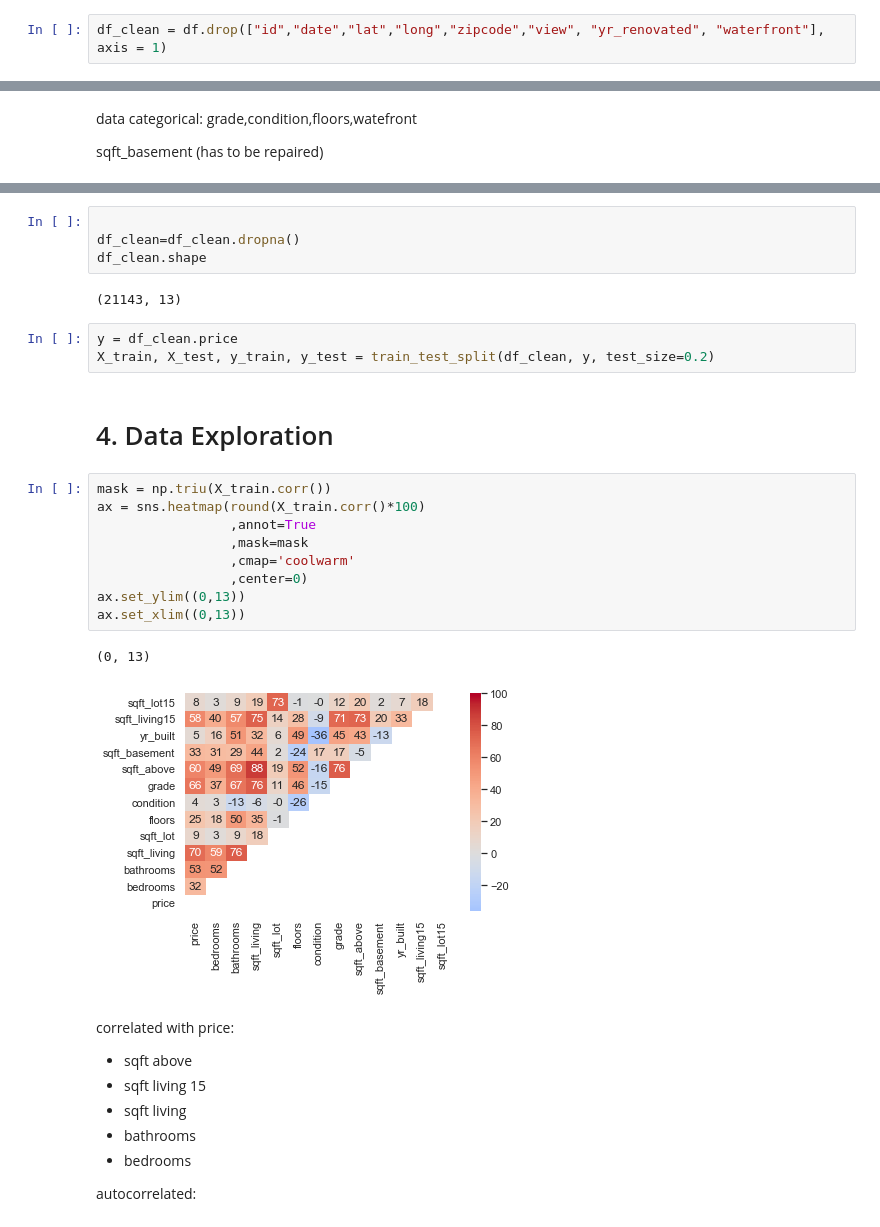
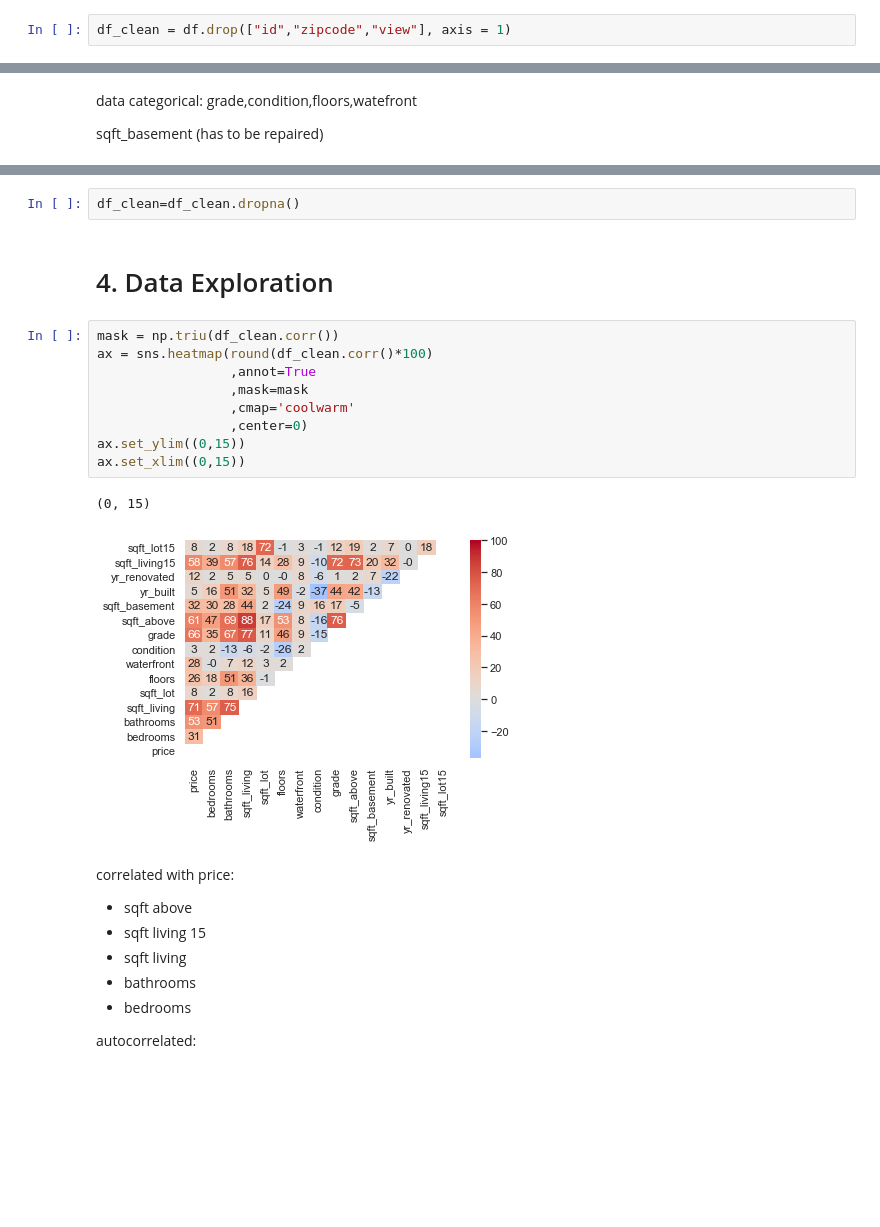
Before and after one commit to Karsten-Yan/200303_House_Prices_Project, a Jupyter notebook: 200303_Karsten_Yan_Project1.ipynb, the cells around one changed output, grey strips where cells are left out. Drawn from its saved outputs; the diff is of its cells as text; blank space fills up the shorter version.

```diff
--- a/200303_Karsten_Yan_Project1.ipynb
+++ b/200303_Karsten_Yan_Project1.ipynb
@@ -72,7 +72,7 @@ What to maybe ignore:
 * view(has been viewed?)
 * year renovated (many missing)
 # %%
-df_clean = df.drop(["id","date","lat","long","zipcode","view", "yr_renovated", "waterfront"], axis = 1)
+df_clean = df.drop(["id","zipcode","view"], axis = 1)
 # %%
 df_clean.head()
 # %% [output]
@@ -129,26 +133,19 @@ memory usage: 2.1 MB
-# %%
-
-df_clean=df_clean.dropna()
-df_clean.shape
-# %% [output]
-(21143, 13)
-# %%
-y = df_clean.price
-X_train, X_test, y_train, y_test = train_test_split(df_clean, y, test_size=0.2)
+# %%
+df_clean=df_clean.dropna()
 # %% [markdown]
 # 4. Data Exploration
 # %%
-mask = np.triu(X_train.corr())
-ax = sns.heatmap(round(X_train.corr()*100)
+mask = np.triu(df_clean.corr())
+ax = sns.heatmap(round(df_clean.corr()*100)
                  ,annot=True
                  ,mask=mask
                  ,cmap='coolwarm'
                  ,center=0)
-ax.set_ylim((0,13))
-ax.set_xlim((0,13))
+ax.set_ylim((0,15))
+ax.set_xlim((0,15))
 # %% [output]
-(0, 13)
+(0, 15)
-[figure, old version]
+[figure, new version]
 # %% [markdown]
 correlated with price:
 * sqft above
```
Also changed, not shown: parts of 24 cells of this notebook.
